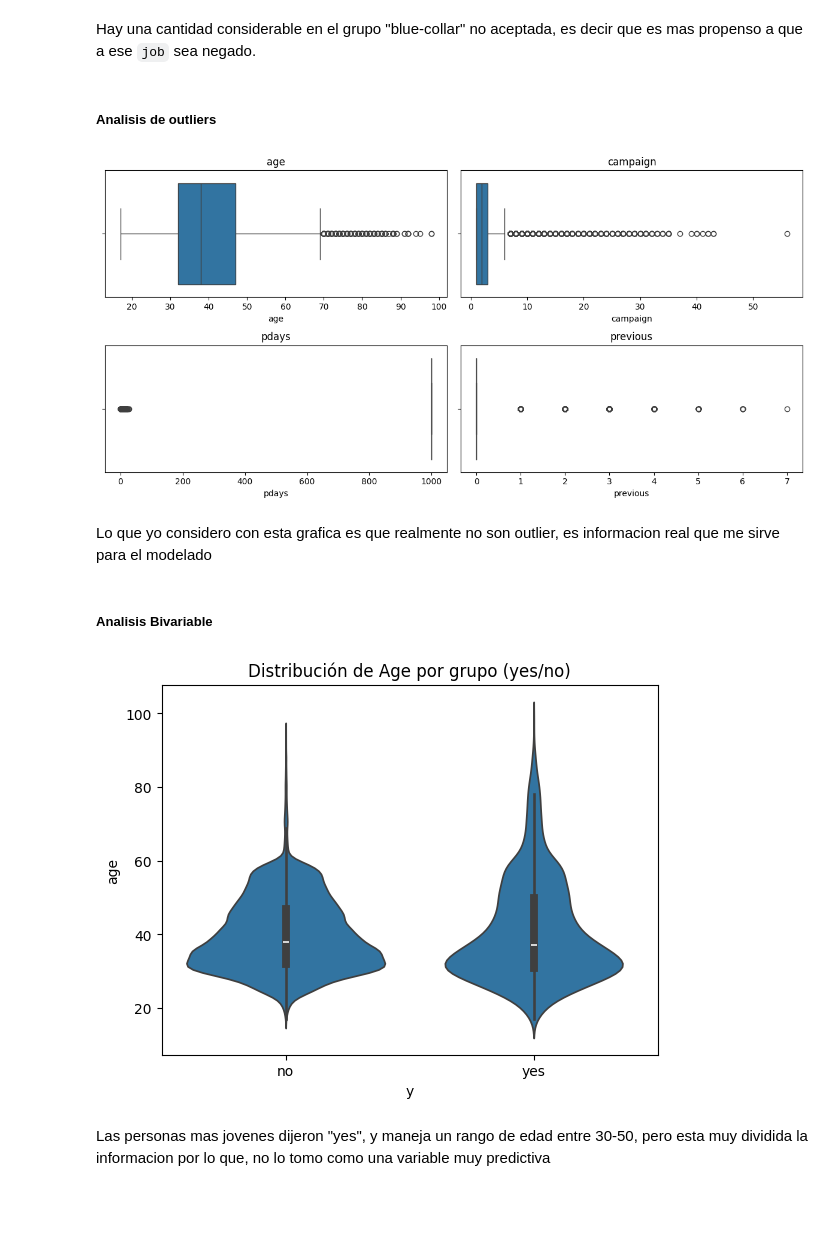
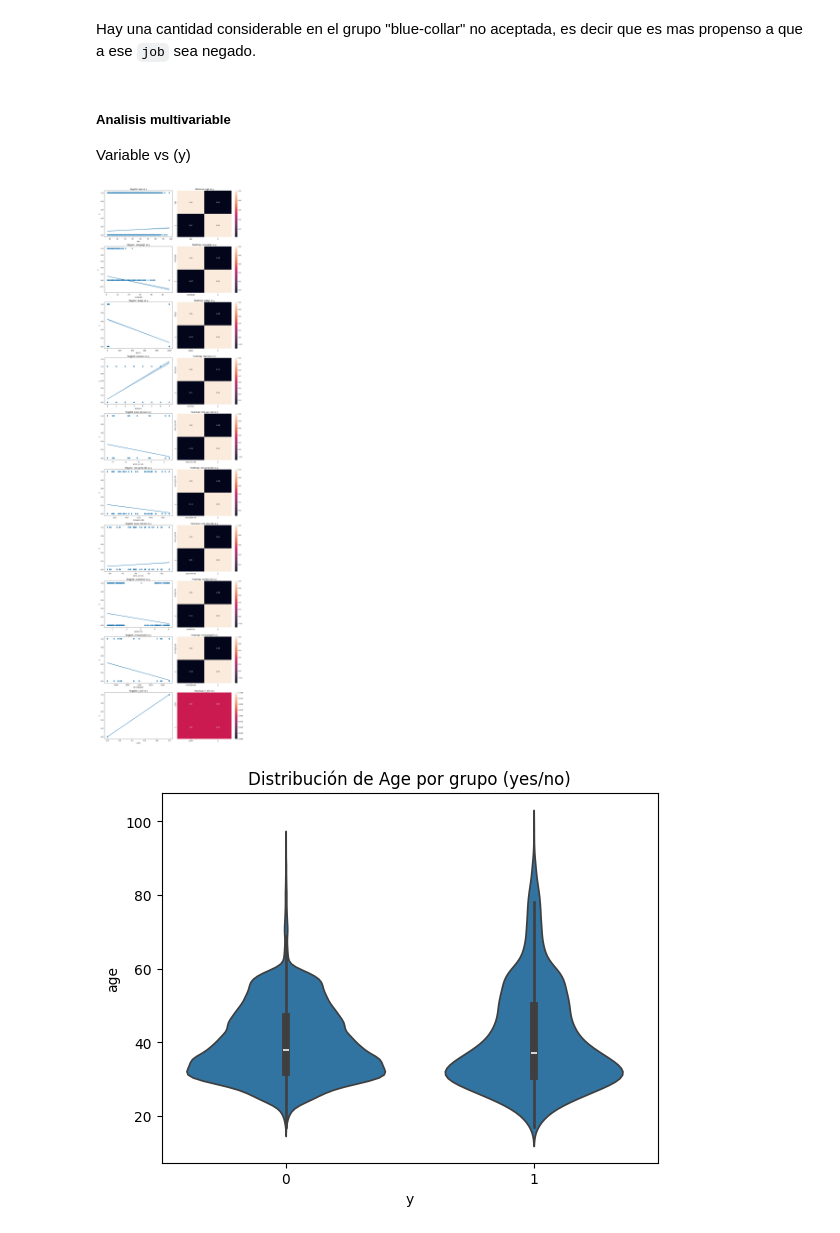
Before and after one commit to 4GeeksAcademy/Jese-David-Proyecto-Regresion-Logistica, a Jupyter notebook: src/explore.ipynb, the cells around one changed output. Cells and saved outputs as stored; diff of their text form; code cells hidden in the pictures; blank space fills up the shorter version.

```diff
--- a/src/explore.ipynb
+++ b/src/explore.ipynb
@@ -6,5 +6,9 @@ import pandas as pd
 import seaborn as sns
 import matplotlib.pyplot as plt
 import utils as eda
+# %%
+url= 'https://storage.googleapis.com/breathecode/project-files/bank-marketing-campaign-data.csv'
+df = pd.read_csv(url, sep=';', encoding='utf-8', quotechar='"')
+target ='y'
 # %% [markdown]
 ##### bank-marketing-campaign-data
@@ -246,30 +213,17 @@ blue-collar      0.068951
 Name: y_bin, dtype: float64
 # %% [markdown]
 Hay una cantidad considerable en el grupo "blue-collar" no aceptada, es decir que es mas propenso a que a ese `job` sea negado.
-# %% [markdown]
-##### Analisis de outliers
-# %%
-num_vars = ['age', 'campaign', 'pdays', 'previous']
-
-plt.figure(figsize=(12, 6))
-for i, col in enumerate(num_vars, 1):
-    plt.subplot(2, 2, i)
-    sns.boxplot(x=df[col])
-    plt.title(col)
-
-plt.tight_layout()
-plt.show()
-# %% [output]
-[figure, removed]
-# %% [markdown]
-Lo que yo considero con esta grafica es que realmente no son outlier, es informacion real que me sirve para el modelado
-# %% [markdown]
-##### Analisis Bivariable
+# %% [markdown]
+##### Analisis multivariable
+Variable vs (y)
+# %%
+df['y'] = df['y'].map({'no': 0, 'yes': 1})
+eda.plot_scatter_heatmaps(df,target)
+# %% [output]
+[figure, added]
 # %%
 sns.violinplot(data=df, x="y", y="age")
 plt.title("Distribución de Age por grupo (yes/no)")
 plt.show()
 # %% [output]
-[figure, old version]
+[figure, new version]
-# %% [markdown]
-Las personas mas jovenes dijeron "yes", y maneja un rango de edad entre 30-50, pero esta muy dividida la informacion por lo que, no lo tomo como una variable muy predictiva
```
Also changed, not shown: parts of 20 cells of this notebook, 1 other file.
